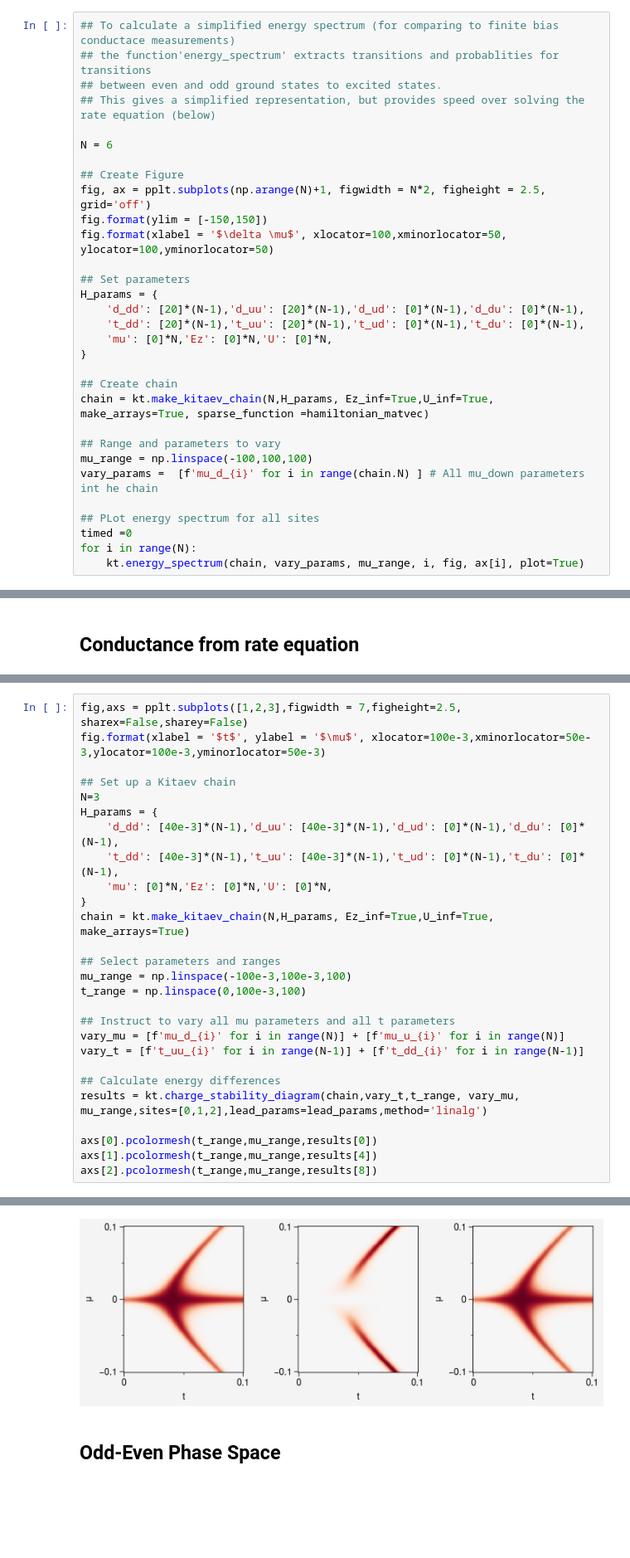
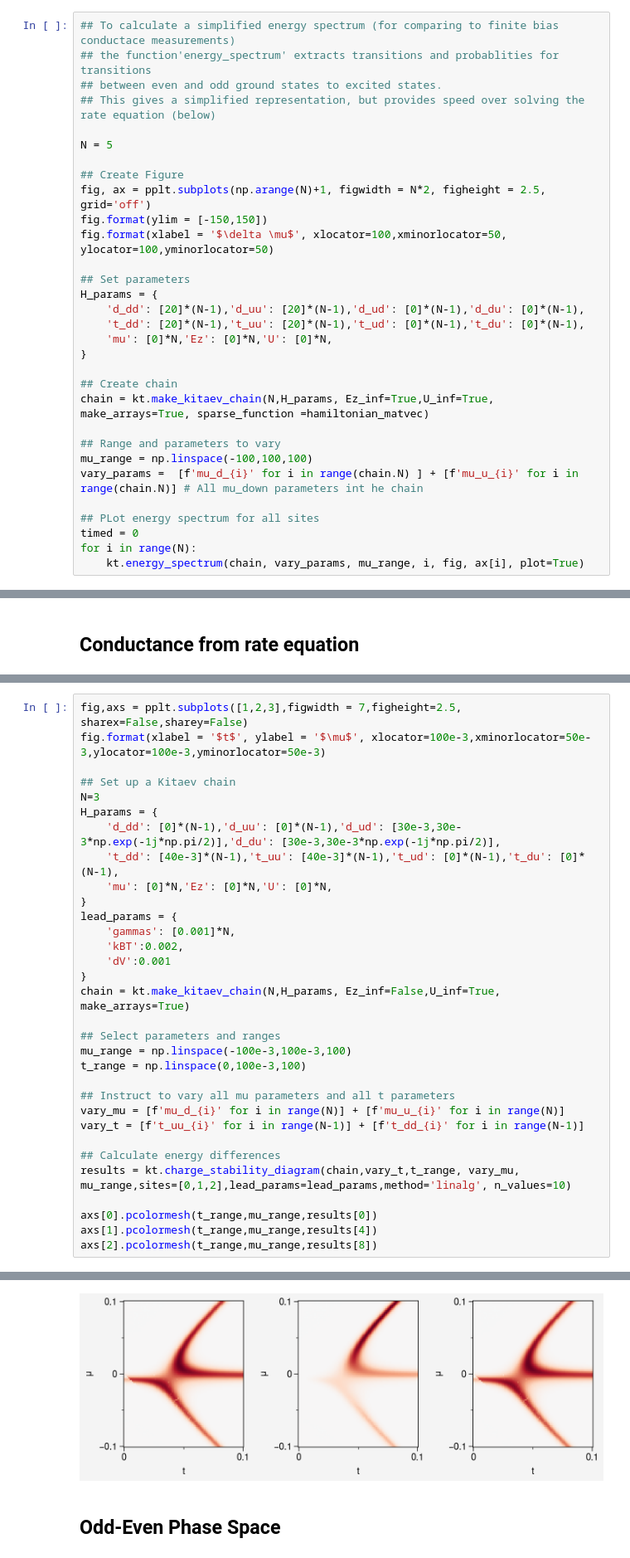
Before and after one commit to SebasRoelofs/KitaevTool, a Jupyter notebook: Introduction.ipynb, the cells around one changed output, grey strips where cells are left out. Shown at 83% size. Cells and saved outputs as stored; diff of their text form; blank space fills up the shorter version.

```diff
--- a/Introduction.ipynb
+++ b/Introduction.ipynb
@@ -272,7 +264,7 @@ Basis: |↓,0〉, |↑,0〉, |0,↓〉, |0,↑〉
 ## between even and odd ground states to excited states.
 ## This gives a simplified representation, but provides speed over solving the rate equation (below)
 
-N = 6
+N = 5
 
 ## Create Figure
 fig, ax = pplt.subplots(np.arange(N)+1, figwidth = N*2, figheight = 2.5, grid='off')
@@ -291,10 +283,10 @@ chain = kt.make_kitaev_chain(N,H_params, Ez_inf=True,U_inf=True, make_arrays=Tru
 
 ## Range and parameters to vary
 mu_range = np.linspace(-100,100,100)
-vary_params =  [f'mu_d_{i}' for i in range(chain.N) ] # All mu_down parameters int he chain
+vary_params =  [f'mu_d_{i}' for i in range(chain.N) ] + [f'mu_u_{i}' for i in range(chain.N)] # All mu_down parameters int he chain
 
 ## PLot energy spectrum for all sites
-timed =0
+timed = 0
 for i in range(N):
     kt.energy_spectrum(chain, vary_params, mu_range, i, fig, ax[i], plot=True)
 # %% [output]
@@ -355,33 +509,38 @@ for idx,ax in enumerate(axs):
 # %%
 fig,axs = pplt.subplots([1,2,3],figwidth = 7,figheight=2.5, sharex=False,sharey=False)
 fig.format(xlabel = '$t$', ylabel = '$\mu$', xlocator=100e-3,xminorlocator=50e-3,ylocator=100e-3,yminorlocator=50e-3)
 
 ## Set up a Kitaev chain
 N=3
 H_params = {
-    'd_dd': [40e-3]*(N-1),'d_uu': [40e-3]*(N-1),'d_ud': [0]*(N-1),'d_du': [0]*(N-1),
+    'd_dd': [0]*(N-1),'d_uu': [0]*(N-1),'d_ud': [30e-3,30e-3*np.exp(-1j*np.pi/2)],'d_du': [30e-3,30e-3*np.exp(-1j*np.pi/2)],
     't_dd': [40e-3]*(N-1),'t_uu': [40e-3]*(N-1),'t_ud': [0]*(N-1),'t_du': [0]*(N-1),
     'mu': [0]*N,'Ez': [0]*N,'U': [0]*N,
 }
-chain = kt.make_kitaev_chain(N,H_params, Ez_inf=True,U_inf=True, make_arrays=True)
+lead_params = {
+    'gammas': [0.001]*N,
+    'kBT':0.002,
+    'dV':0.001
+}
+chain = kt.make_kitaev_chain(N,H_params, Ez_inf=False,U_inf=True, make_arrays=True)
 
 ## Select parameters and ranges
 mu_range = np.linspace(-100e-3,100e-3,100)
 t_range = np.linspace(0,100e-3,100)
 
 ## Instruct to vary all mu parameters and all t parameters
 vary_mu = [f'mu_d_{i}' for i in range(N)] + [f'mu_u_{i}' for i in range(N)]
 vary_t = [f't_uu_{i}' for i in range(N-1)] + [f't_dd_{i}' for i in range(N-1)]
 
 ## Calculate energy differences
-results = kt.charge_stability_diagram(chain,vary_t,t_range, vary_mu, mu_range,sites=[0,1,2],lead_params=lead_params,method='linalg')
+results = kt.charge_stability_diagram(chain,vary_t,t_range, vary_mu, mu_range,sites=[0,1,2],lead_params=lead_params,method='linalg', n_values=10)
 
 axs[0].pcolormesh(t_range,mu_range,results[0])
 axs[1].pcolormesh(t_range,mu_range,results[4])
 axs[2].pcolormesh(t_range,mu_range,results[8])
 # %% [output]
 <matplotlib.collections.QuadMesh at 0x...>
-[figure, old version]
+[figure, new version]
 # %% [markdown]
 ## Odd-Even Phase Space
 # %%
```
Also changed, not shown: parts of 23 cells of this notebook, 2 other files.
